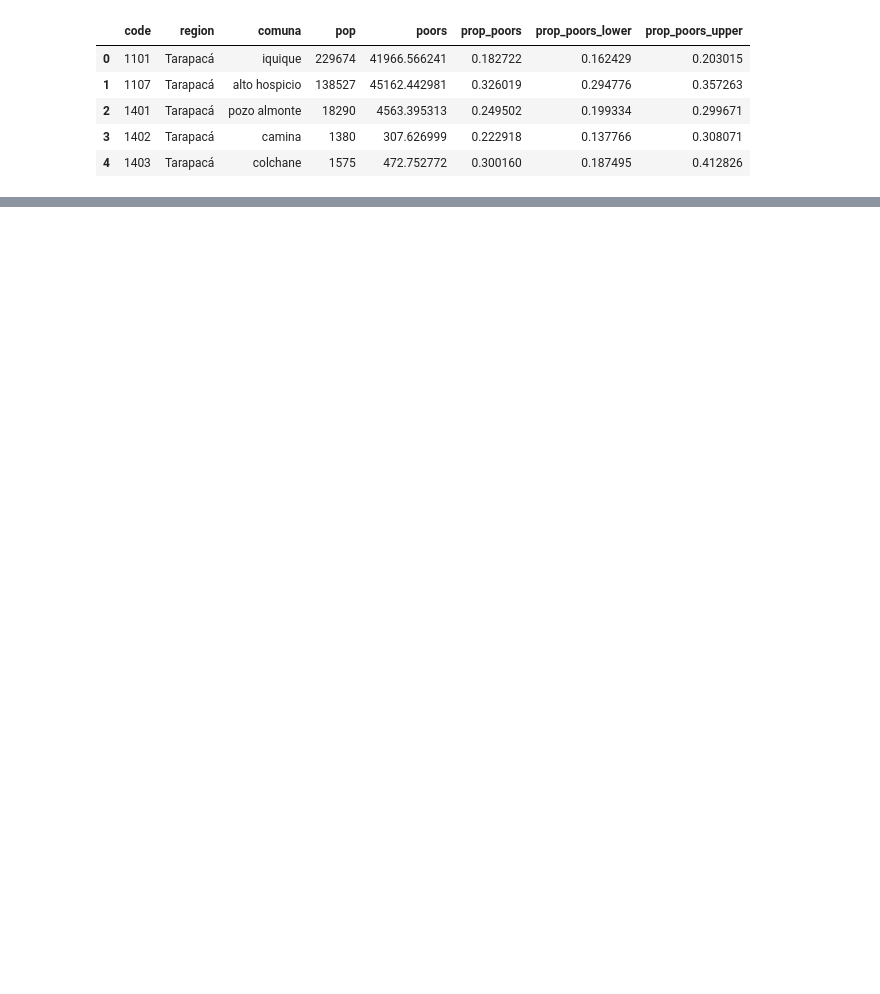
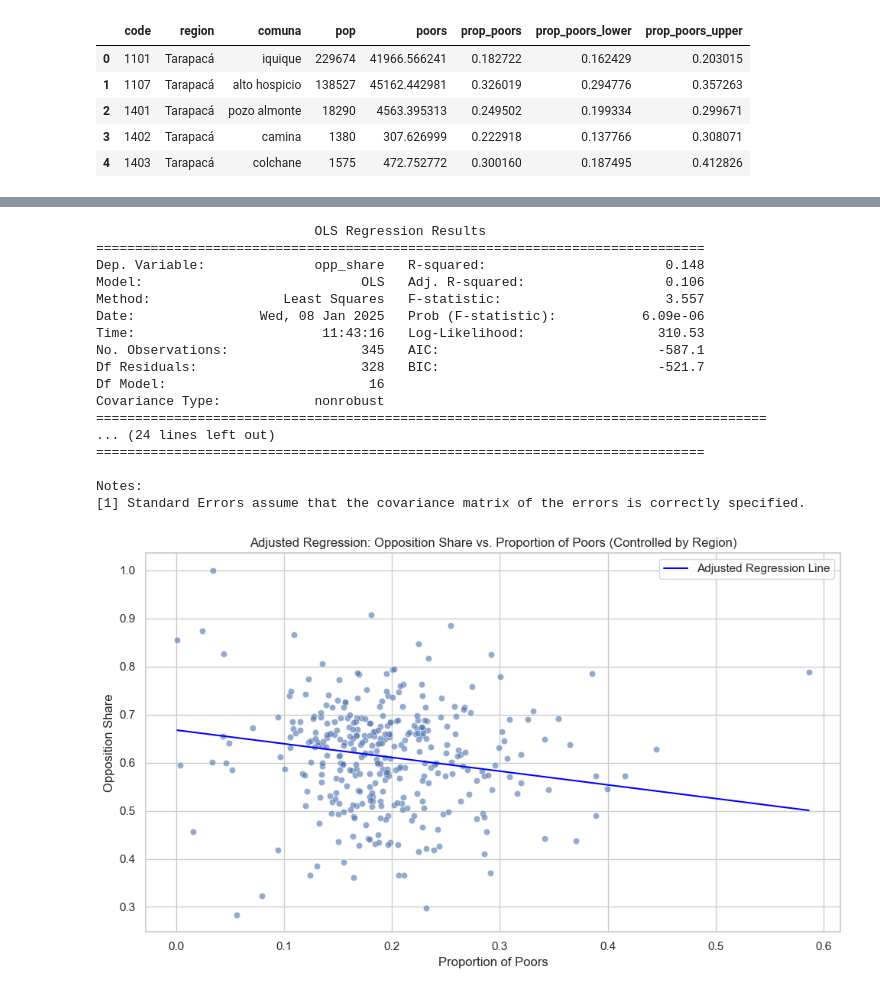
Before and after one commit to juanipiquer/PP434_assignments_2024, a Jupyter notebook: project_assets/project_pipeline.ipynb, the cells around one changed output, grey strips where cells are left out. Saved outputs shown, nothing was run; the diff lists cells and outputs as text; code cells hidden in the pictures; blank space fills up the shorter version.

```diff
--- a/project_assets/project_pipeline.ipynb
+++ b/project_assets/project_pipeline.ipynb
@@ -255,0 +418,69 @@ merged_df.head()
+# %%
+import pandas as pd
+import numpy as np
+import statsmodels.api as sm
+import seaborn as sns
+import matplotlib.pyplot as plt
+
+# Create dummy variables for 'region'
+region_dummies = pd.get_dummies(merged_df['region'], drop_first=True, dtype=float)
+
+# Add dummy variables to the dataframe
+X = pd.concat([merged_df[['prop_poors']], region_dummies], axis=1)
+
+# Add a constant for the intercept
+X = sm.add_constant(X)
+
+# Define the dependent variable
+y = merged_df['opp_share']
+
+# Fit the regression model
+model = sm.OLS(y, X).fit()
+
+# Summary of the model
+print(model.summary())
+
+# Predict values while controlling for region
+X_pred = sm.add_constant(
+    pd.DataFrame({
+        'prop_poors': np.linspace(merged_df['prop_poors'].min(), merged_df['prop_poors'].max(), 100)
+    })
+)
+# Add mean values for region dummies (effectively controlling for them)
+for col in region_dummies.columns:
+    X_pred[col] = region_dummies[col].mean()
+
+# Predict the adjusted values
+y_pred = model.predict(X_pred)
+
+# Plot the scatter and adjusted regression line
+plt.figure(figsize=(10, 6))
+sns.scatterplot(data=merged_df, x='prop_poors', y='opp_share', alpha=0.6)
+sns.lineplot(x=X_pred['prop_poors'], y=y_pred, color='blue', label='Adjusted Regression Line')
+
+# Customize the plot
+plt.title('Adjusted Regression: Opposition Share vs. Proportion of Poors (Controlled by Region)')
+plt.xlabel('Proportion of Poors')
+plt.ylabel('Opposition Share')
+plt.legend()
+plt.tight_layout()
+plt.show()
+# %% [output]
+                            OLS Regression Results
+==============================================================================
+Dep. Variable:              opp_share   R-squared:                       0.148
+Model:                            OLS   Adj. R-squared:                  0.106
+Method:                 Least Squares   F-statistic:                     3.557
+Date:                Wed, 08 Jan 2025   Prob (F-statistic):           6.09e-06
+Time:                        11:43:16   Log-Likelihood:                 310.53
+No. Observations:                 345   AIC:                            -587.1
+Df Residuals:                     328   BIC:                            -521.7
+Df Model:                          16
+Covariance Type:            nonrobust
+======================================================================================
+... (24 lines left out)
+==============================================================================
+
+Notes:
+[1] Standard Errors assume that the covariance matrix of the errors is correctly specified.
+[figure, added]
```
Also changed, not shown: parts of 12 cells of this notebook, 9 other files.
